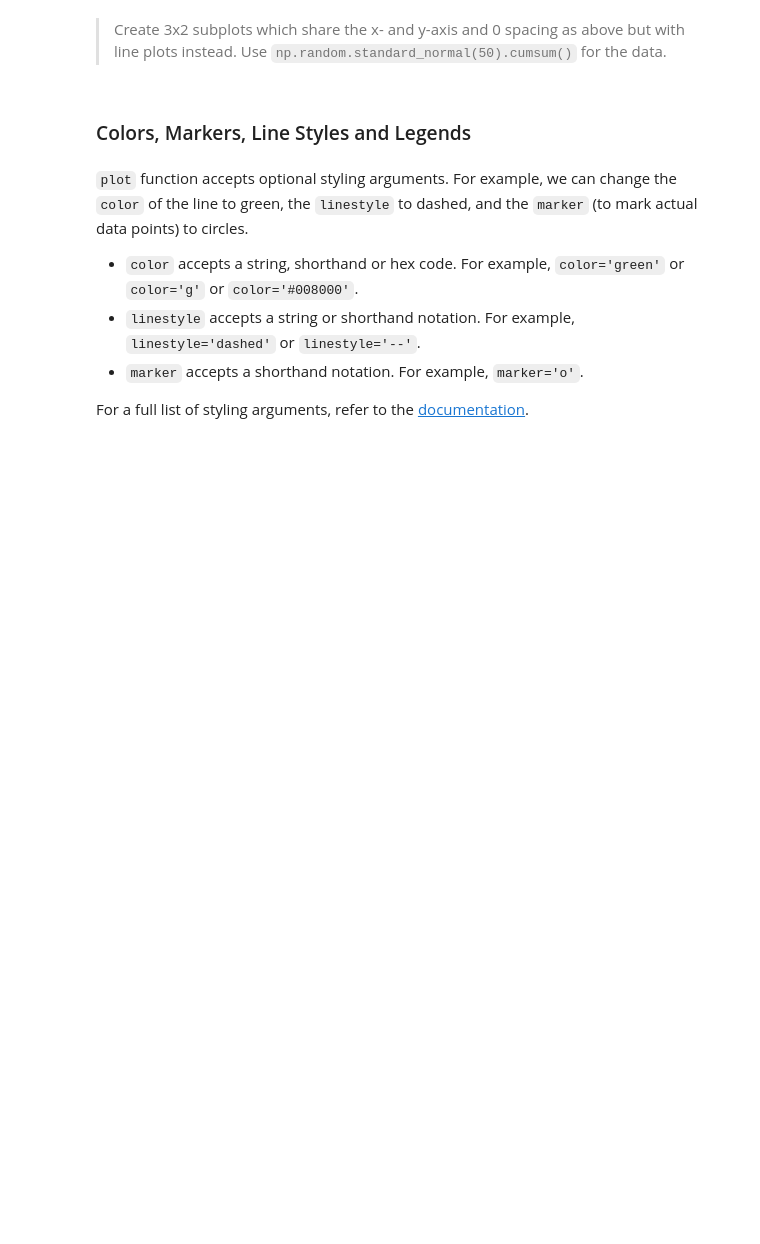
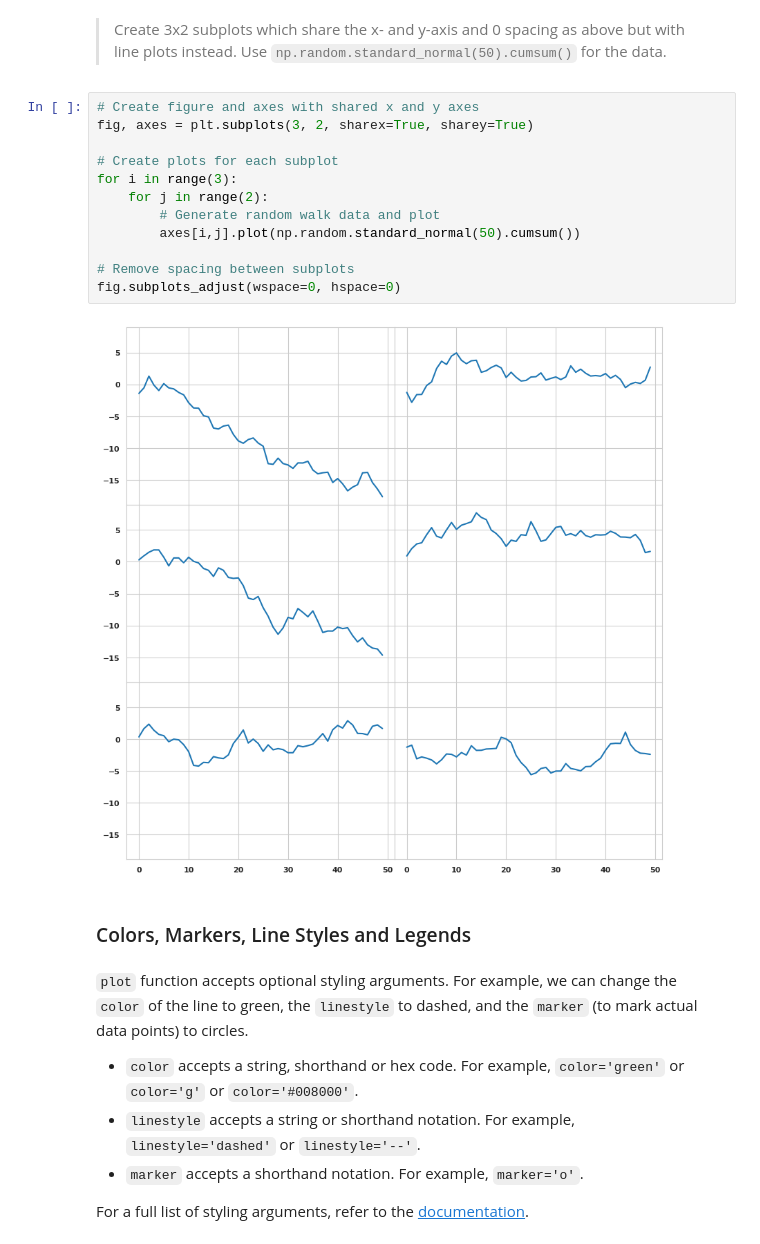
Before and after one commit to hydrocort/5m-data-1.10-visualization, a Jupyter notebook: notebooks/data_visualization_lesson.ipynb, the cells around one changed output. Saved outputs shown, nothing was run; the diff lists cells and outputs as text; blank space fills up the shorter version.

```diff
--- a/notebooks/data_visualization_lesson.ipynb
+++ b/notebooks/data_visualization_lesson.ipynb
@@ -134,5 +134,19 @@ fig.subplots_adjust(wspace=0, hspace=0)
 # %% [markdown]
 > Create 3x2 subplots which share the x- and y-axis and 0 spacing as above but with line plots instead. Use `np.random.standard_normal(50).cumsum()` for the data.
+# %%
+# Create figure and axes with shared x and y axes
+fig, axes = plt.subplots(3, 2, sharex=True, sharey=True)
+
+# Create plots for each subplot
+for i in range(3):
+    for j in range(2):
+        # Generate random walk data and plot
+        axes[i,j].plot(np.random.standard_normal(50).cumsum())
+
+# Remove spacing between subplots
+fig.subplots_adjust(wspace=0, hspace=0)
+# %% [output]
+[figure, added]
 # %% [markdown]
 ### Colors, Markers, Line Styles and Legends
 # %% [markdown]
```
Also changed, not shown: parts of 40 cells of this notebook, 4 other files.
